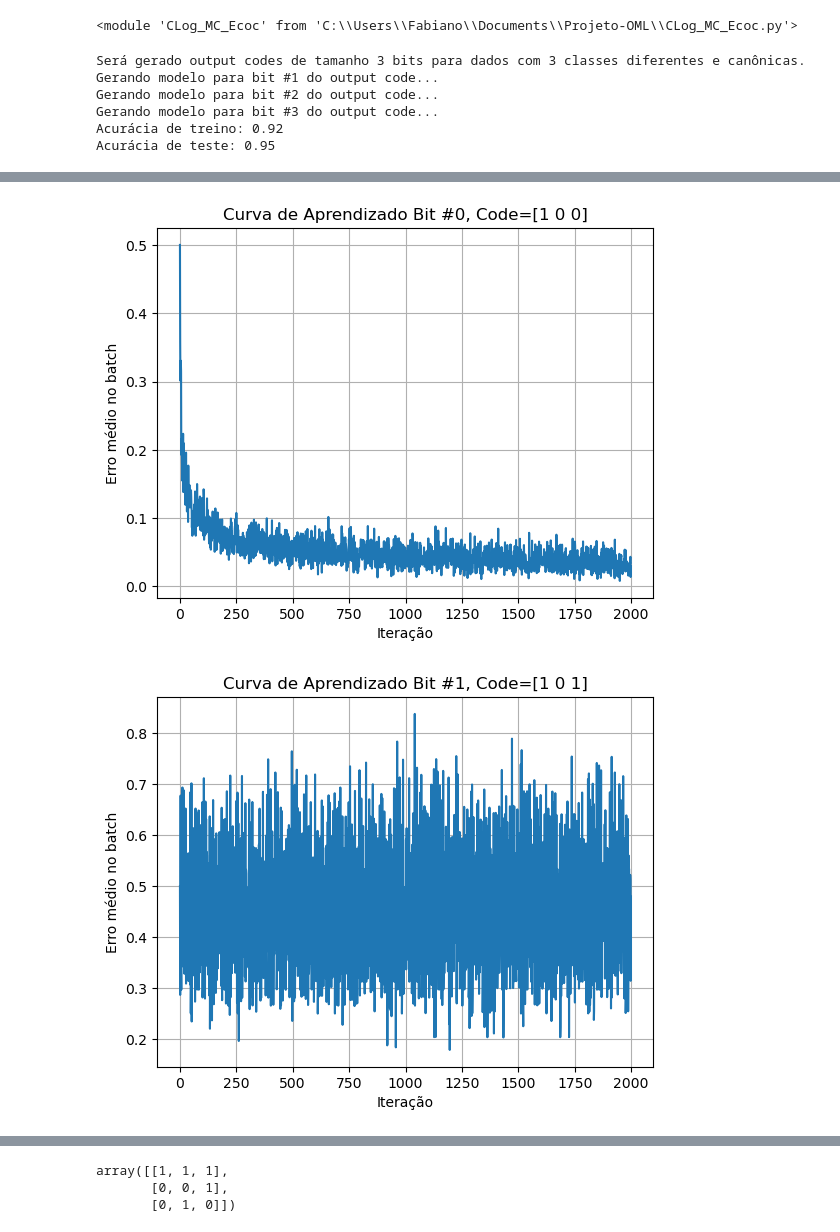
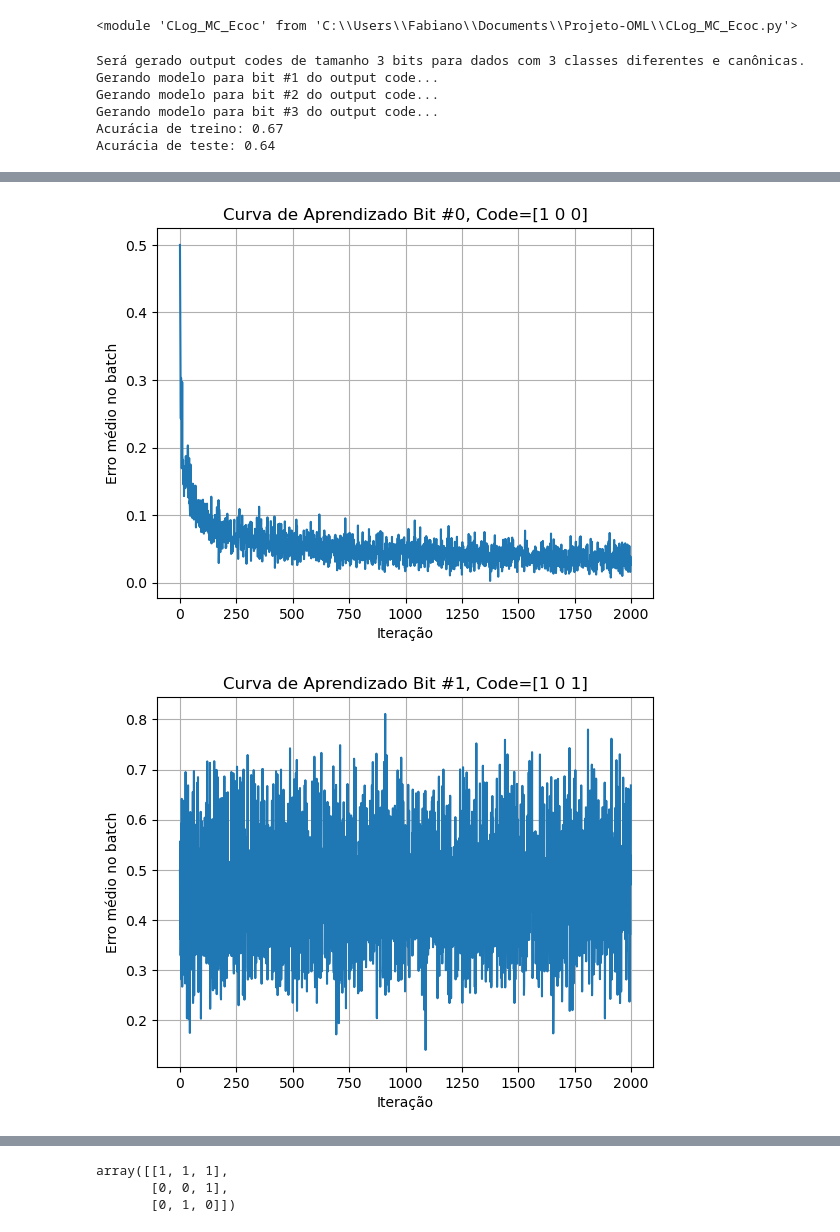
Before and after one commit to Pedro-Veiga0/Projeto-OML, a Jupyter notebook: teste_bd_artificial_2.ipynb, the cells around one changed output, grey strips where cells are left out. Saved outputs shown, nothing was run; the diff lists cells and outputs as text; code cells hidden in the pictures.

Commit message:
Testes com teste_bd_artificial_2.ipynb em Ovo, Ecoc Exaustivo e Ecoc Otimo uso do CLogDualKernel 2

```diff
--- a/teste_bd_artificial_2.ipynb
+++ b/teste_bd_artificial_2.ipynb
@@ -72,20 +72,19 @@ from utils import plot_decision_boundary
 
 # Parâmetros do classificador
 kernel = 2
-use_best = True
 model = CLog_Ecoc(kernel=kernel, step=0.005, n_iter=2000, batch_size=64, iterative=False,mode='dual')
 # Treinamento
 model.fit(x_train, y_train)
 
 # Avaliação
-y_pred = model.predict(x_train, use_best_parametes = use_best)
+y_pred = model.predict(x_train)
 # Avaliação
 accuracy = accuracy_score(y_train, y_pred)
 print(f'Acurácia de treino: {accuracy:.2f}')
 
 
 # Previsões
-y_pred = model.predict(x_test, use_best_parametes = use_best)
+y_pred = model.predict(x_test)
 # Avaliação
 accuracy = accuracy_score(y_test, y_pred)
 print(f'Acurácia de teste: {accuracy:.2f}')
@@ -108,5 +107,5 @@ Será gerado output codes de tamanho 3 bits para dados com 3 classes diferentes
 Gerando modelo para bit #1 do output code...
 Gerando modelo para bit #2 do output code...
 Gerando modelo para bit #3 do output code...
-Acurácia de treino: 0.92
-Acurácia de teste: 0.95
+Acurácia de treino: 0.67
+Acurácia de teste: 0.64
@@ -114,2 +113,2 @@ Acurácia de teste: 0.95
-[figure, old version]
+[figure, new version]
-[figure, old version]
+[figure, new version]
```
Also changed, not shown: parts of 2 cells of this notebook.
